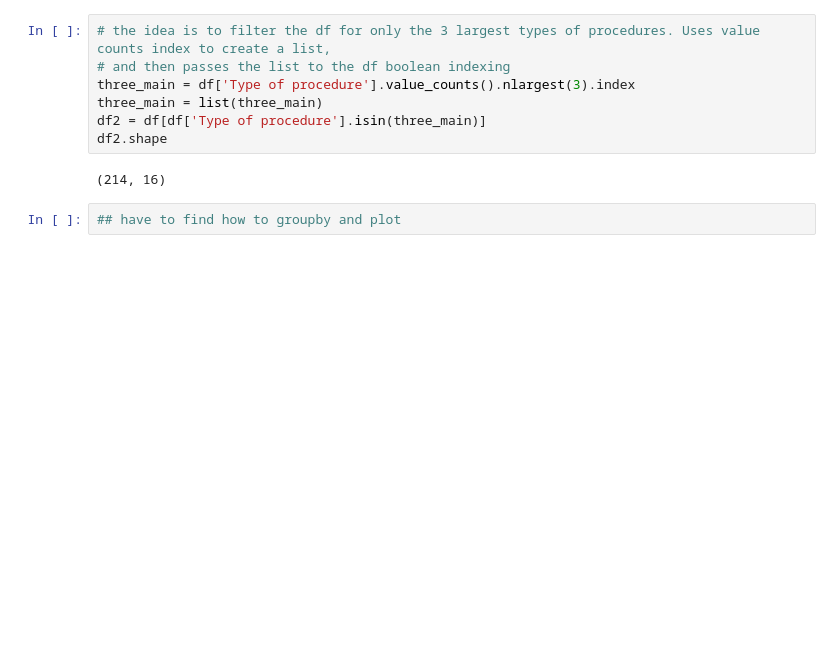
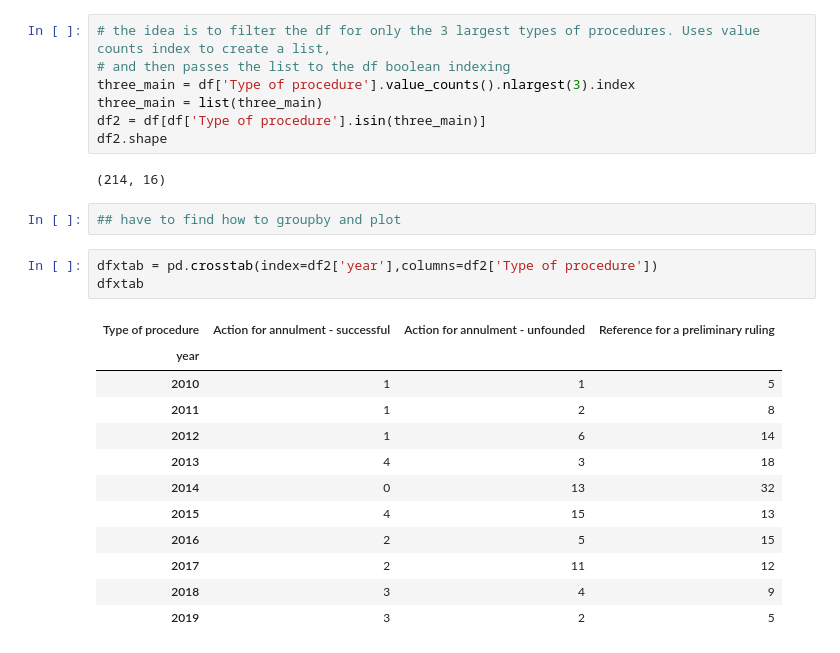
Before and after one commit to danila-vavilov/Empirical-Analysis-of-Interpretational-Methods-in-CJEU-Judgements, a Jupyter notebook: eda_ideas.ipynb, the cells around one changed output. Drawn from its saved outputs; the diff is of its cells as text; blank space fills up the shorter version.

```diff
--- a/eda_ideas.ipynb
+++ b/eda_ideas.ipynb
@@ -151,3 +151,19 @@ df2.shape
 (214, 16)
 # %%
 ## have to find how to groupby and plot
+# %%
+dfxtab = pd.crosstab(index=df2['year'],columns=df2['Type of procedure'])
+dfxtab
+# %% [output]
+| Type of procedure | Action for annulment - successful | Action for annulment - unfounded | Reference for a preliminary ruling |
+| year |  |  |  |
+| 2010 | 1 | 1 | 5 |
+| 2011 | 1 | 2 | 8 |
+| 2012 | 1 | 6 | 14 |
+| 2013 | 4 | 3 | 18 |
+| 2014 | 0 | 13 | 32 |
+| 2015 | 4 | 15 | 13 |
+| 2016 | 2 | 5 | 15 |
+| 2017 | 2 | 11 | 12 |
+| 2018 | 3 | 4 | 9 |
+| 2019 | 3 | 2 | 5 |
```
